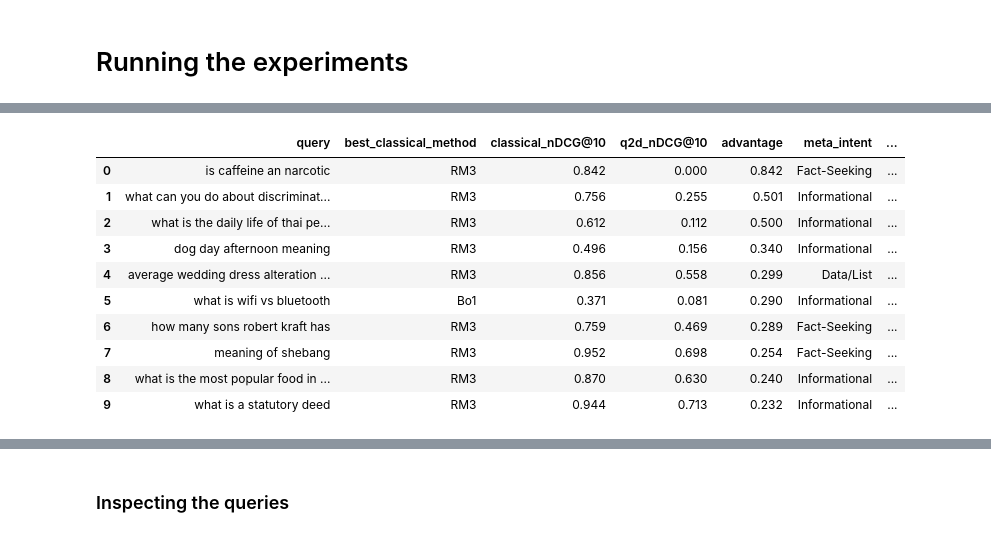
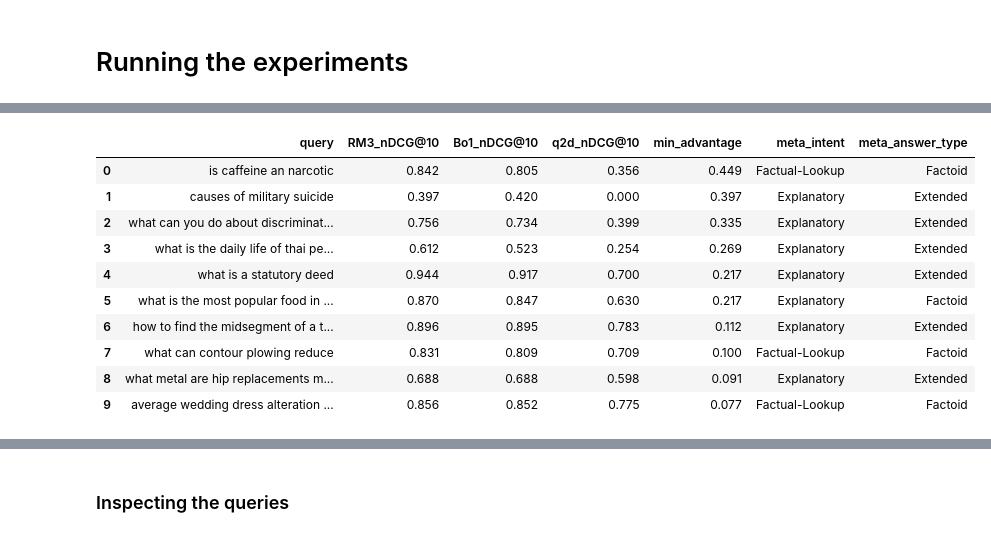
Before and after one commit to kanta8864/Query-Expansion-Analysis, a Jupyter notebook: query-types.ipynb, the cells around one changed output, grey strips where cells are left out. Cells and saved outputs as stored; diff of their text form; code cells hidden in the pictures.

Commit message:
organized the notebook and added code for per query anlysis

```diff
--- a/query-types.ipynb
+++ b/query-types.ipynb
@@ -395,60 +331,55 @@ per_query = (
     .reset_index()
 )
 
-# Best classical vs best LLM
-per_query["best_classical"] = per_query[["RM3", "Bo1"]].max(axis=1)
-per_query["best_classical_name"] = per_query[["RM3", "Bo1"]].idxmax(axis=1)
-per_query["best_llm"] = per_query[["Q2D_Llama3", "CoT_Llama3"]].max(axis=1)
-per_query["best_llm_name"] = per_query[["Q2D_Llama3", "CoT_Llama3"]].idxmax(axis=1)
-per_query["classical_advantage"] = per_query["best_classical"] - per_query["best_llm"]
+# We define the "worst" classical performance and check if even that is better than Q2D
+per_query["min_classical"] = per_query[["RM3", "Bo1"]].min(axis=1)
+per_query["both_beat_llm"] = (per_query["RM3"] > per_query["Q2D_Llama3"]) & (
+    per_query["Bo1"] > per_query["Q2D_Llama3"]
+)
+
+per_query["min_advantage"] = per_query["min_classical"] - per_query["Q2D_Llama3"]
 
 # Merge in query text and annotations
 query_meta = topics[["qid", "query", "meta_intent", "meta_answer_type"]]
 per_query = per_query.merge(query_meta, on="qid", how="left")
 
-# Queries where classical beat BOTH LLM methods
-classical_wins = (
-    per_query[
-        (per_query["RM3"] > per_query["Q2D_Llama3"])
-        & (per_query["RM3"] > per_query["CoT_Llama3"])
-        | (per_query["Bo1"] > per_query["Q2D_Llama3"])
-        & (per_query["Bo1"] > per_query["CoT_Llama3"])
-    ]
-    .sort_values("classical_advantage", ascending=False)
+# Filter for queries where both methods won
+both_classical_wins = (
+    per_query[per_query["both_beat_llm"]]
+    .sort_values("min_advantage", ascending=False)
     .head(10)[
         [
             "query",
-            "best_classical_name",
-            "best_classical",
-            "best_llm_name",
-            "best_llm",
-            "classical_advantage",
+            "RM3",
+            "Bo1",
+            "Q2D_Llama3",
+            "min_advantage",
             "meta_intent",
             "meta_answer_type",
         ]
     ]
     .rename(
         columns={
-            "best_classical_name": "classical_method",
-            "best_classical": f"classical_{metric}",
-            "best_llm_name": "llm_method",
-            "best_llm": f"llm_{metric}",
-            "classical_advantage": "advantage",
+            "RM3": f"RM3_{metric}",
+            "Bo1": f"Bo1_{metric}",
+            "Q2D_Llama3": f"q2d_{metric}",
+            "min_advantage": "min_advantage",
         }
     )
     .reset_index(drop=True)
 )
 
-print(f"Top queries where Classical QE outperformed BOTH LLM methods ({metric}):\n")
-print(
-    f"Total: {len(per_query[(per_query['RM3'] > per_query['Q2D_Llama3']) & (per_query['RM3'] > per_query['CoT_Llama3']) | (per_query['Bo1'] > per_query['Q2D_Llama3']) & (per_query['Bo1'] > per_query['CoT_Llama3'])])} out of {len(per_query)} queries\n"
-)
+n_wins = per_query["both_beat_llm"].sum()
+print(f"Top queries where BOTH RM3 and Bo1 outperformed Q2D ({metric}):\n")
+print(f"Total: {n_wins} out of {len(per_query)} queries\n")
+
 display(
-    classical_wins.style.format(
+    both_classical_wins.style.format(
         {
-            f"classical_{metric}": "{:.3f}",
-            f"llm_{metric}": "{:.3f}",
-            "advantage": "{:.3f}",
+            f"RM3_{metric}": "{:.3f}",
+            f"Bo1_{metric}": "{:.3f}",
+            f"q2d_{metric}": "{:.3f}",
+            "min_advantage": "{:.3f}",
         }
     )
 )
@@ -457,11 +390,11 @@ Top queries where Classical QE outperformed Query2Doc (nDCG@10):
-|  | query | best_classical_method | classical_nDCG@10 | q2d_nDCG@10 | advantage | meta_intent | ... |
-| 0 | is caffeine an narcotic | RM3 | 0.842 | 0.000 | 0.842 | Fact-Seeking | ... |
-| 1 | what can you do about discriminat... | RM3 | 0.756 | 0.255 | 0.501 | Informational | ... |
-| 2 | what is the daily life of thai pe... | RM3 | 0.612 | 0.112 | 0.500 | Informational | ... |
-| 3 | dog day afternoon meaning | RM3 | 0.496 | 0.156 | 0.340 | Informational | ... |
-| 4 | average wedding dress alteration ... | RM3 | 0.856 | 0.558 | 0.299 | Data/List | ... |
-| 5 | what is wifi vs bluetooth | Bo1 | 0.371 | 0.081 | 0.290 | Informational | ... |
-| 6 | how many sons robert kraft has | RM3 | 0.759 | 0.469 | 0.289 | Fact-Seeking | ... |
-| 7 | meaning of shebang | RM3 | 0.952 | 0.698 | 0.254 | Fact-Seeking | ... |
-| 8 | what is the most popular food in ... | RM3 | 0.870 | 0.630 | 0.240 | Informational | ... |
-| 9 | what is a statutory deed | RM3 | 0.944 | 0.713 | 0.232 | Informational | ... |
+|  | query | RM3_nDCG@10 | Bo1_nDCG@10 | q2d_nDCG@10 | min_advantage | meta_intent | meta_answer_type |
+| 0 | is caffeine an narcotic | 0.842 | 0.805 | 0.356 | 0.449 | Factual-Lookup | Factoid |
+| 1 | causes of military suicide | 0.397 | 0.420 | 0.000 | 0.397 | Explanatory | Extended |
+| 2 | what can you do about discriminat... | 0.756 | 0.734 | 0.399 | 0.335 | Explanatory | Extended |
+| 3 | what is the daily life of thai pe... | 0.612 | 0.523 | 0.254 | 0.269 | Explanatory | Extended |
+| 4 | what is a statutory deed | 0.944 | 0.917 | 0.700 | 0.217 | Explanatory | Extended |
+| 5 | what is the most popular food in ... | 0.870 | 0.847 | 0.630 | 0.217 | Explanatory | Factoid |
+| 6 | how to find the midsegment of a t... | 0.896 | 0.895 | 0.783 | 0.112 | Explanatory | Extended |
+| 7 | what can contour plowing reduce | 0.831 | 0.809 | 0.709 | 0.100 | Factual-Lookup | Factoid |
+| 8 | what metal are hip replacements m... | 0.688 | 0.688 | 0.598 | 0.091 | Explanatory | Extended |
+| 9 | average wedding dress alteration ... | 0.856 | 0.852 | 0.775 | 0.077 | Factual-Lookup | Factoid |
```
Also changed, not shown: parts of 25 cells of this notebook, 9 other files.
